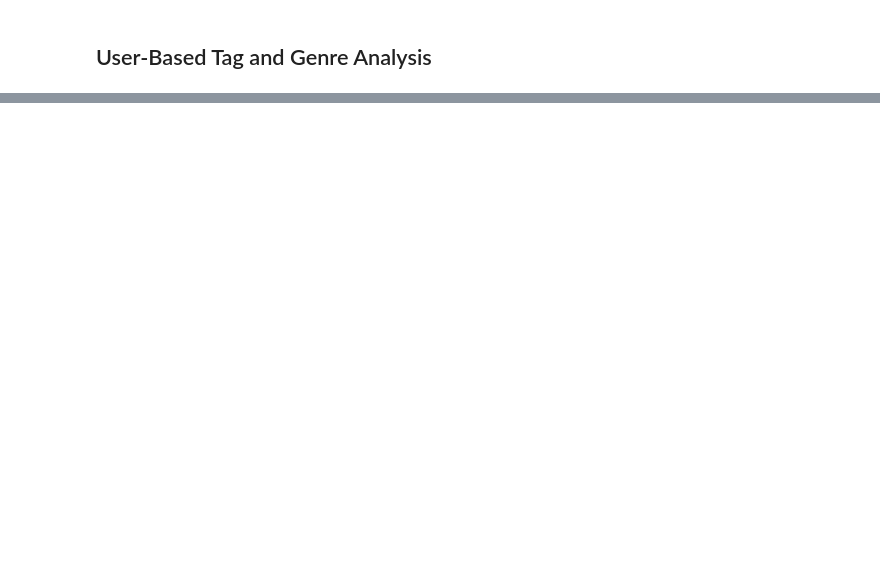
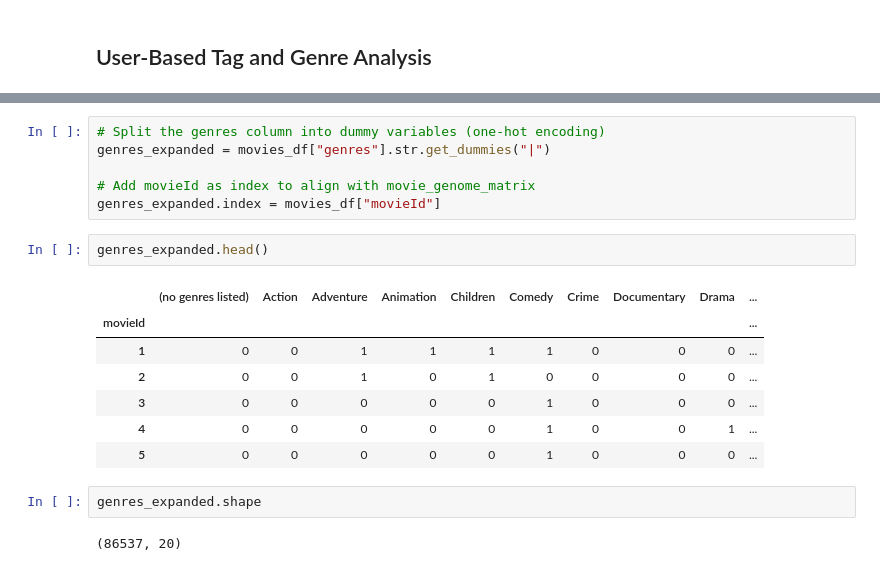
Before and after one commit to fsezgin/jellyfin-movie-recommender, a Jupyter notebook: notebooks/content-based.ipynb, the cells around one changed output, grey strips where cells are left out. Cells and saved outputs as stored; diff of their text form; blank space fills up the shorter version.

```diff
--- a/notebooks/content-based.ipynb
+++ b/notebooks/content-based.ipynb
@@ -197,0 +290,20 @@ Below are the **top 5 (highest relevance)** and **bottom 5 (lowest relevance abo
+# %%
+# Split the genres column into dummy variables (one-hot encoding)
+genres_expanded = movies_df["genres"].str.get_dummies("|")
+
+# Add movieId as index to align with movie_genome_matrix
+genres_expanded.index = movies_df["movieId"]
+# %%
+genres_expanded.head()
+# %% [output]
+|  | (no genres listed) | Action | Adventure | Animation | Children | Comedy | Crime | Documentary | Drama | ... |
+| movieId |  |  |  |  |  |  |  |  |  | ... |
+| 1 | 0 | 0 | 1 | 1 | 1 | 1 | 0 | 0 | 0 | ... |
+| 2 | 0 | 0 | 1 | 0 | 1 | 0 | 0 | 0 | 0 | ... |
+| 3 | 0 | 0 | 0 | 0 | 0 | 1 | 0 | 0 | 0 | ... |
+| 4 | 0 | 0 | 0 | 0 | 0 | 1 | 0 | 0 | 1 | ... |
+| 5 | 0 | 0 | 0 | 0 | 0 | 1 | 0 | 0 | 0 | ... |
+# %%
+genres_expanded.shape
+# %% [output]
+(86537, 20)
```
Also changed, not shown: parts of 35 cells of this notebook.
